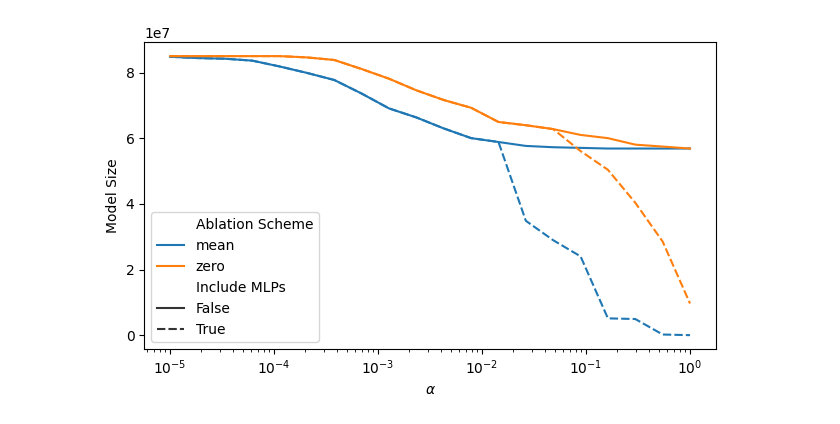
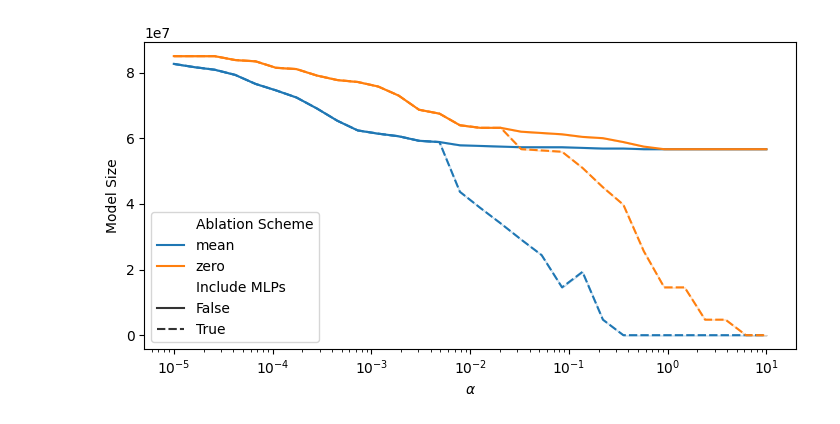
Before and after one commit to jgcarrasco/circuit-extraction, a Jupyter notebook: plots.ipynb, the cells around one changed output. Saved outputs shown, nothing was run; the diff lists cells and outputs as text; code cells hidden in the pictures.

Commit message:
finish hyperparameter experiments with error bars

```diff
--- a/plots.ipynb
+++ b/plots.ipynb
@@ -3,9 +5,13 @@ import pandas as pd
 import seaborn as sns
 import matplotlib.pyplot as plt
 # %%
-task = "acronym"
+task = "greater-than"
+ratio = 1.8
 
-df = pd.read_csv(f"{task}_results.csv")
+df = []
+for path in glob(f"hyperparameter_results/{task}_results_*.csv"):
+    df.append(pd.read_csv(path))
+df = pd.concat(df)
 df.columns = ["Ablation Scheme", "Include MLPs", "Threshold", "Accuracy", "Size", "Num. Heads", "Num. MLP"]
 df["Size (%)"] = (df["Size"].max() - df["Size"]) / df["Size"].max() * 100
 df
@@ -31,11 +50,11 @@ df[(df["Accuracy"] >= df["Accuracy"].max()) & (df["Ablation Scheme"] == "mean")]
 # %%
-plt.figure(figsize=(1.6*4, 4))
+plt.figure(figsize=(ratio*4, 4))
 ax = sns.lineplot(df, x="Threshold", y="Size",
-                  hue="Ablation Scheme", style="Include MLPs")
+                  hue="Ablation Scheme", style="Include MLPs", errorbar="sd")
 ax.set_xscale("log")
 ax.set_xlabel(r'$\alpha$')
 ax.set_ylabel("Model Size")
 plt.tight_layout()
 plt.savefig(f"images/{task}_alpha_size.pdf")
 # %% [output]
-[figure, old version]
+[figure, new version]
```
Also changed, not shown: parts of 7 cells of this notebook, 25 other files.
